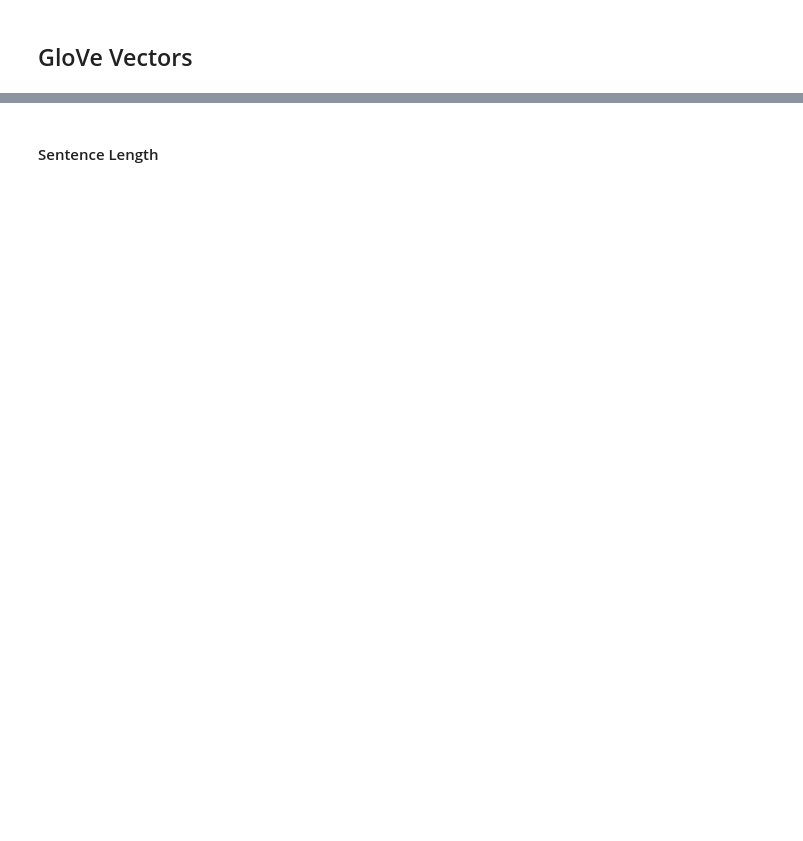
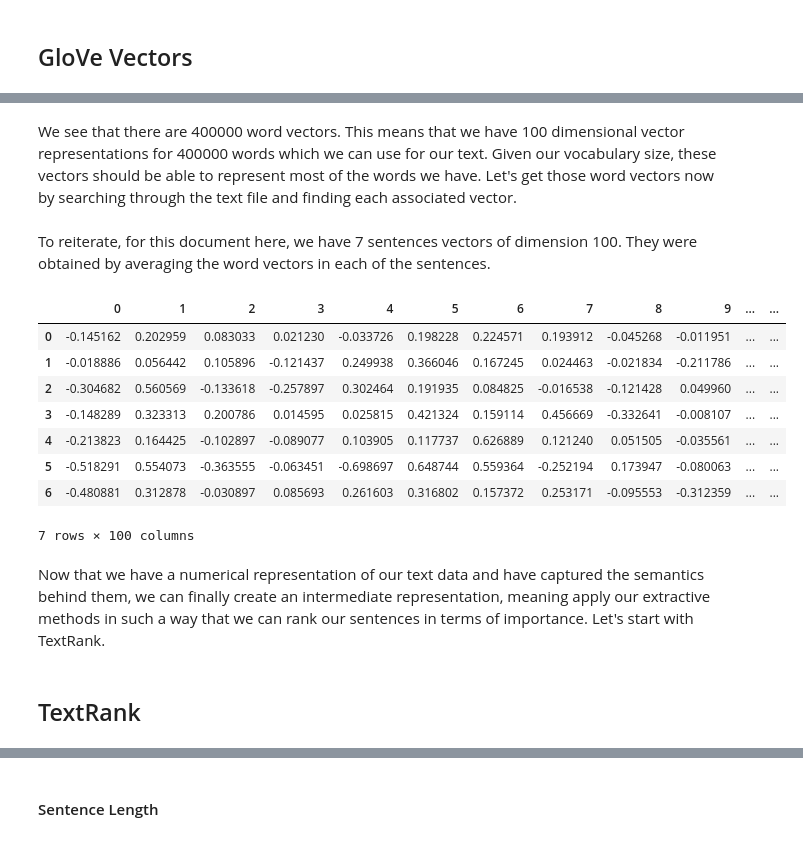
Before and after one commit to gilbert6wong/summarizer, a Jupyter notebook: summarizer.ipynb, the cells around one changed output, grey strips where cells are left out. Cells and saved outputs as stored; diff of their text form; code cells hidden in the pictures; blank space fills up the shorter version.

```diff
--- a/summarizer.ipynb
+++ b/summarizer.ipynb
@@ -334,0 +498,2 @@ pd.DataFrame(train_summary_vectors[3])
+# %% [markdown]
+We see that there are 400000 word vectors. This means that we have 100 dimensional vector representations for 400000 words which we can use for our text. Given our vocabulary size, these vectors should be able to represent most of the words we have. Let's get those word vectors now by searching through the text file and finding each associated vector.
@@ -334,0 +526,19 @@ pd.DataFrame(train_summary_vectors[3])
+# %% [markdown]
+To reiterate, for this document here, we have 7 sentences vectors of dimension 100. They were obtained by averaging the word vectors in each of the sentences.
+# %%
+# look at a vectorized document
+pd.DataFrame(train_text_vectors[9])
+# %% [output]
+|  | 0 | 1 | 2 | 3 | 4 | 5 | 6 | 7 | 8 | 9 | ... | ... |
+| 0 | -0.145162 | 0.202959 | 0.083033 | 0.021230 | -0.033726 | 0.198228 | 0.224571 | 0.193912 | -0.045268 | -0.011951 | ... | ... |
+| 1 | -0.018886 | 0.056442 | 0.105896 | -0.121437 | 0.249938 | 0.366046 | 0.167245 | 0.024463 | -0.021834 | -0.211786 | ... | ... |
+| 2 | -0.304682 | 0.560569 | -0.133618 | -0.257897 | 0.302464 | 0.191935 | 0.084825 | -0.016538 | -0.121428 | 0.049960 | ... | ... |
+| 3 | -0.148289 | 0.323313 | 0.200786 | 0.014595 | 0.025815 | 0.421324 | 0.159114 | 0.456669 | -0.332641 | -0.008107 | ... | ... |
+| 4 | -0.213823 | 0.164425 | -0.102897 | -0.089077 | 0.103905 | 0.117737 | 0.626889 | 0.121240 | 0.051505 | -0.035561 | ... | ... |
+| 5 | -0.518291 | 0.554073 | -0.363555 | -0.063451 | -0.698697 | 0.648744 | 0.559364 | -0.252194 | 0.173947 | -0.080063 | ... | ... |
+| 6 | -0.480881 | 0.312878 | -0.030897 | 0.085693 | 0.261603 | 0.316802 | 0.157372 | 0.253171 | -0.095553 | -0.312359 | ... | ... |
+7 rows × 100 columns
+# %% [markdown]
+Now that we have a numerical representation of our text data and have captured the semantics behind them, we can finally create an intermediate representation, meaning apply our extractive methods in such a way that we can rank our sentences in terms of importance. Let's start with TextRank.
+# %% [markdown]
+## TextRank
```
Also changed, not shown: parts of 318 cells of this notebook, 4 other files.
